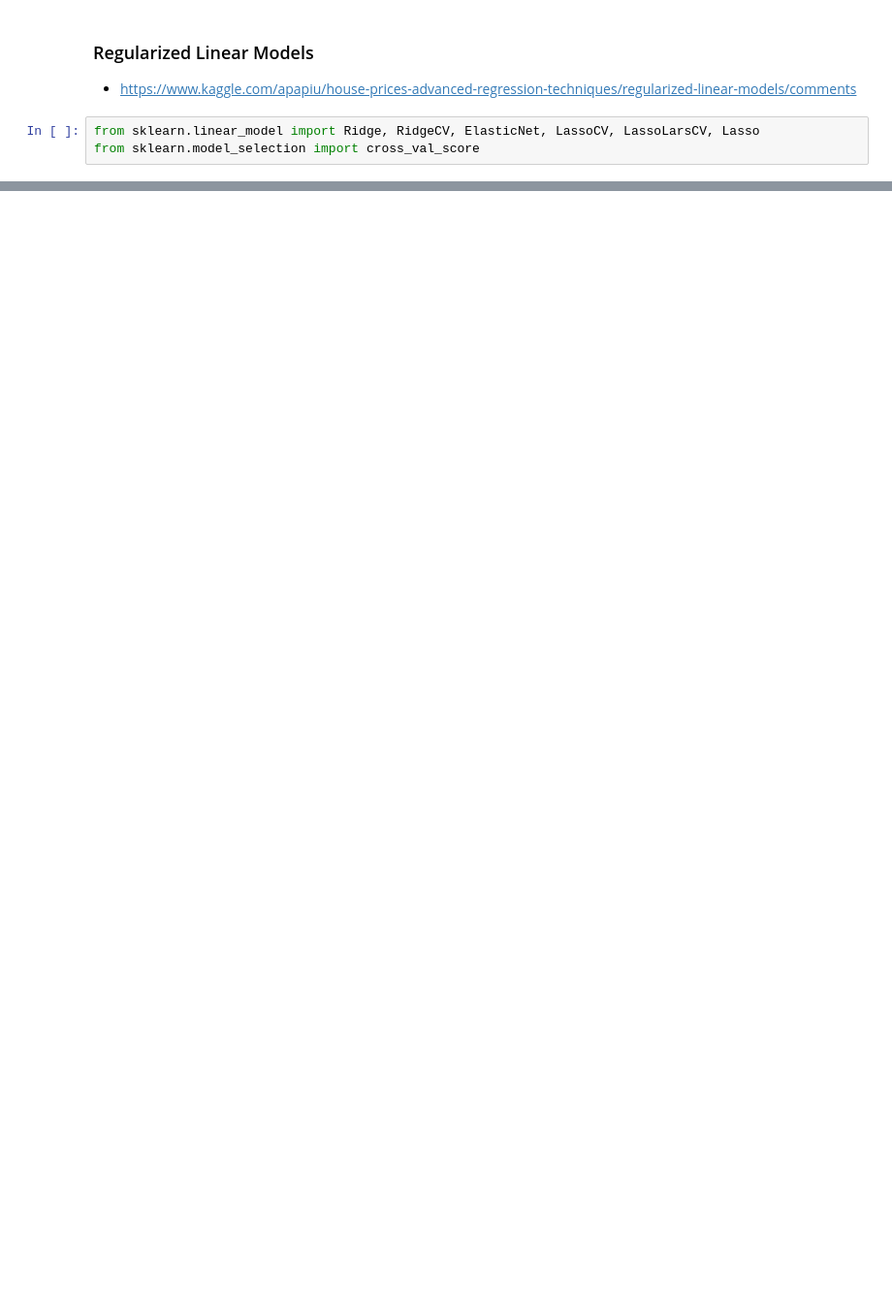
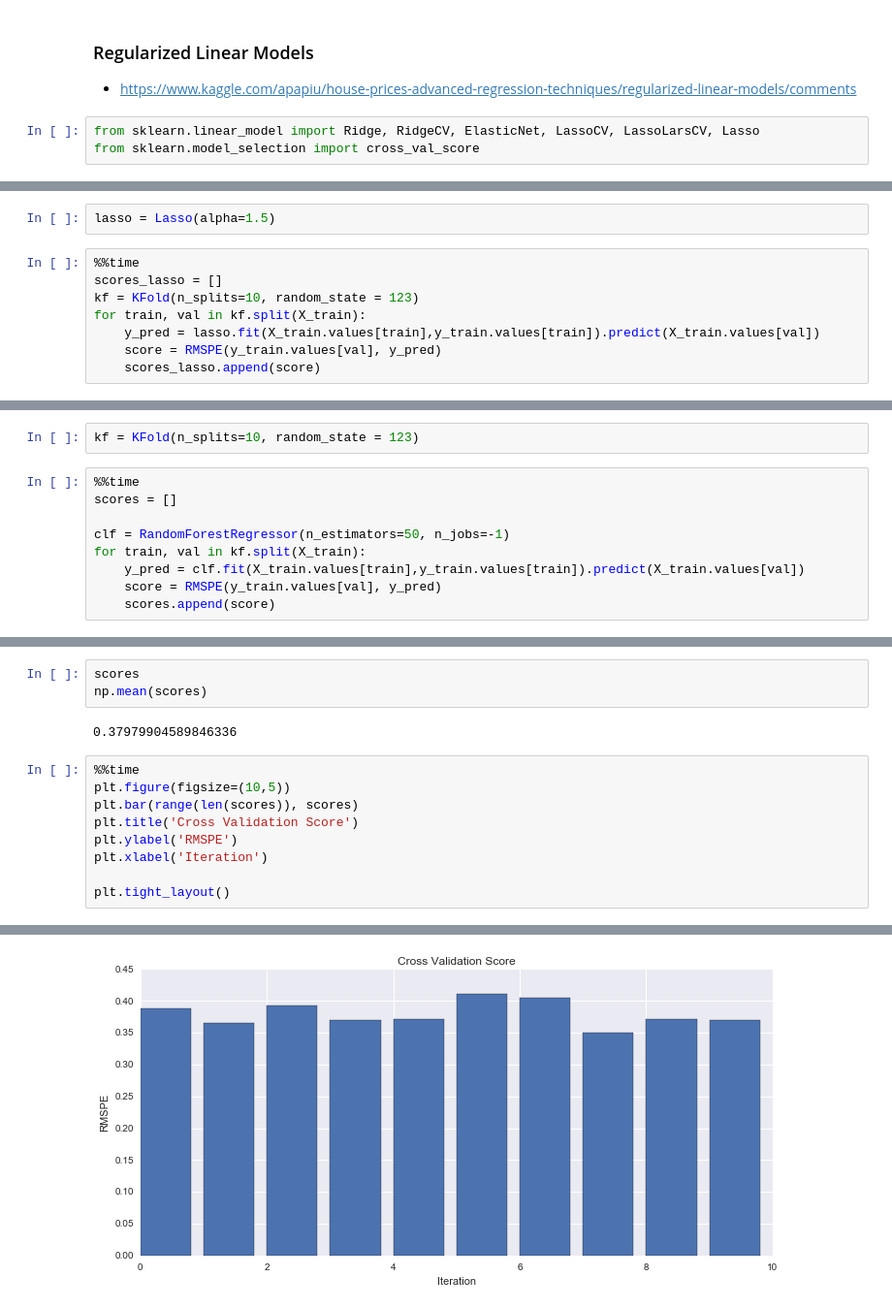
Before and after one commit to AaronYXZ/BIA652-Airbnb, a Jupyter notebook: Code/Proj_Airbnb_Houseing_Price-2.Machine Learning.ipynb, the cells around one changed output, grey strips where cells are left out. Shown at 97% size. Saved outputs shown, nothing was run; the diff lists cells and outputs as text; blank space fills up the shorter version.

```diff
--- a/Code/Proj_Airbnb_Houseing_Price-2.Machine Learning.ipynb
+++ b/Code/Proj_Airbnb_Houseing_Price-2.Machine Learning.ipynb
@@ -56,0 +235,10 @@ X_train.shape
+# %%
+lasso = Lasso(alpha=1.5)
+# %%
+%%time
+scores_lasso = []
+kf = KFold(n_splits=10, random_state = 123)
+for train, val in kf.split(X_train):
+    y_pred = lasso.fit(X_train.values[train],y_train.values[train]).predict(X_train.values[val])
+    score = RMSPE(y_train.values[val], y_pred)
+    scores_lasso.append(score)
@@ -56,0 +295,11 @@ X_train.shape
+# %%
+kf = KFold(n_splits=10, random_state = 123)
+# %%
+%%time
+scores = []
+
+clf = RandomForestRegressor(n_estimators=50, n_jobs=-1)
+for train, val in kf.split(X_train):
+    y_pred = clf.fit(X_train.values[train],y_train.values[train]).predict(X_train.values[val])
+    score = RMSPE(y_train.values[val], y_pred)
+    scores.append(score)
@@ -56,0 +309,15 @@ X_train.shape
+# %%
+scores
+np.mean(scores)
+# %% [output]
+0.37979904589846336
+# %%
+%%time
+plt.figure(figsize=(10,5))
+plt.bar(range(len(scores)), scores)
+plt.title('Cross Validation Score')
+plt.ylabel('RMSPE')
+plt.xlabel('Iteration')
+
+plt.tight_layout()
+# %% [output]
@@ -56,0 +326 @@ X_train.shape
+[figure, added]
```
Also changed, not shown: parts of 236 cells of this notebook, 1 other file.
